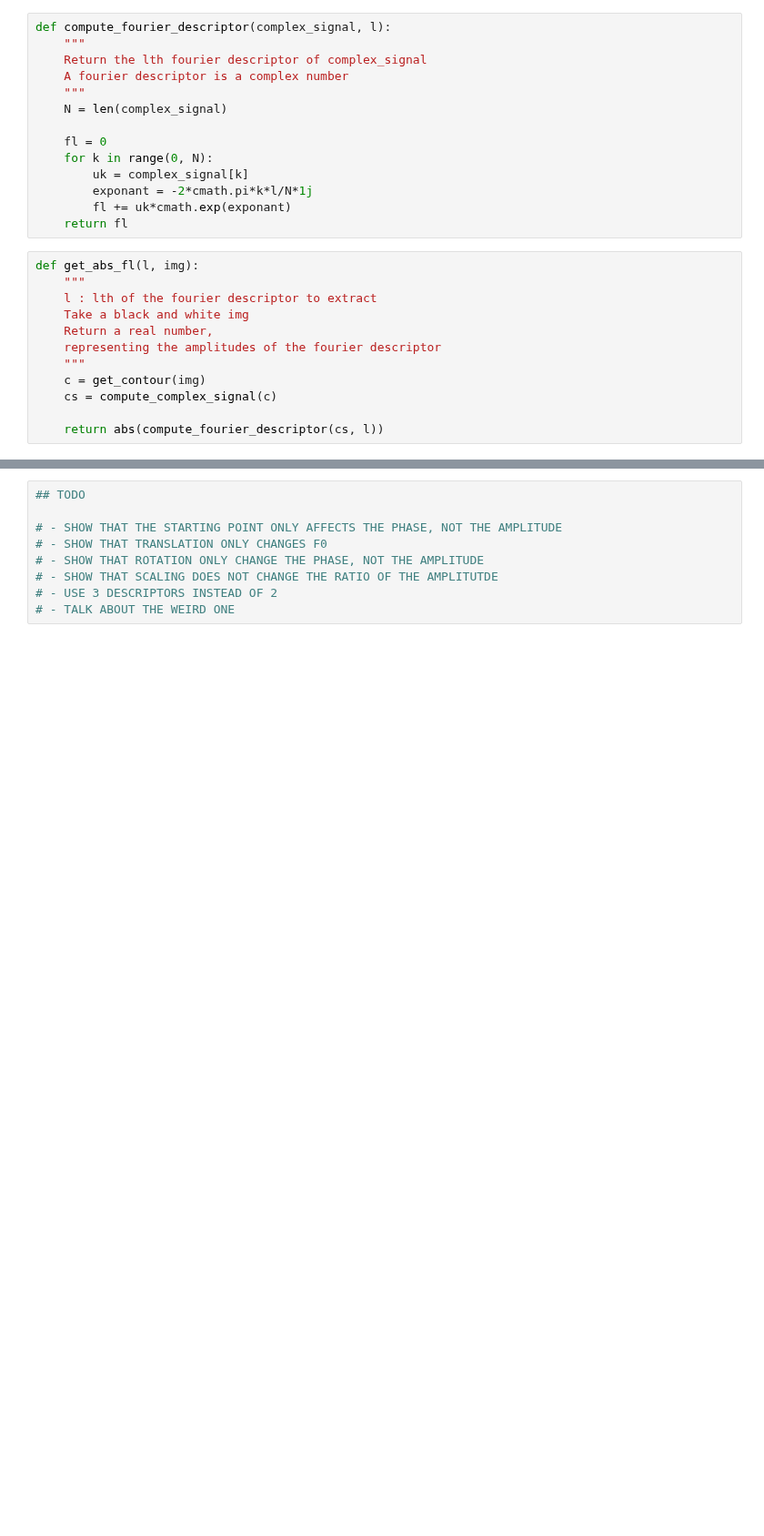
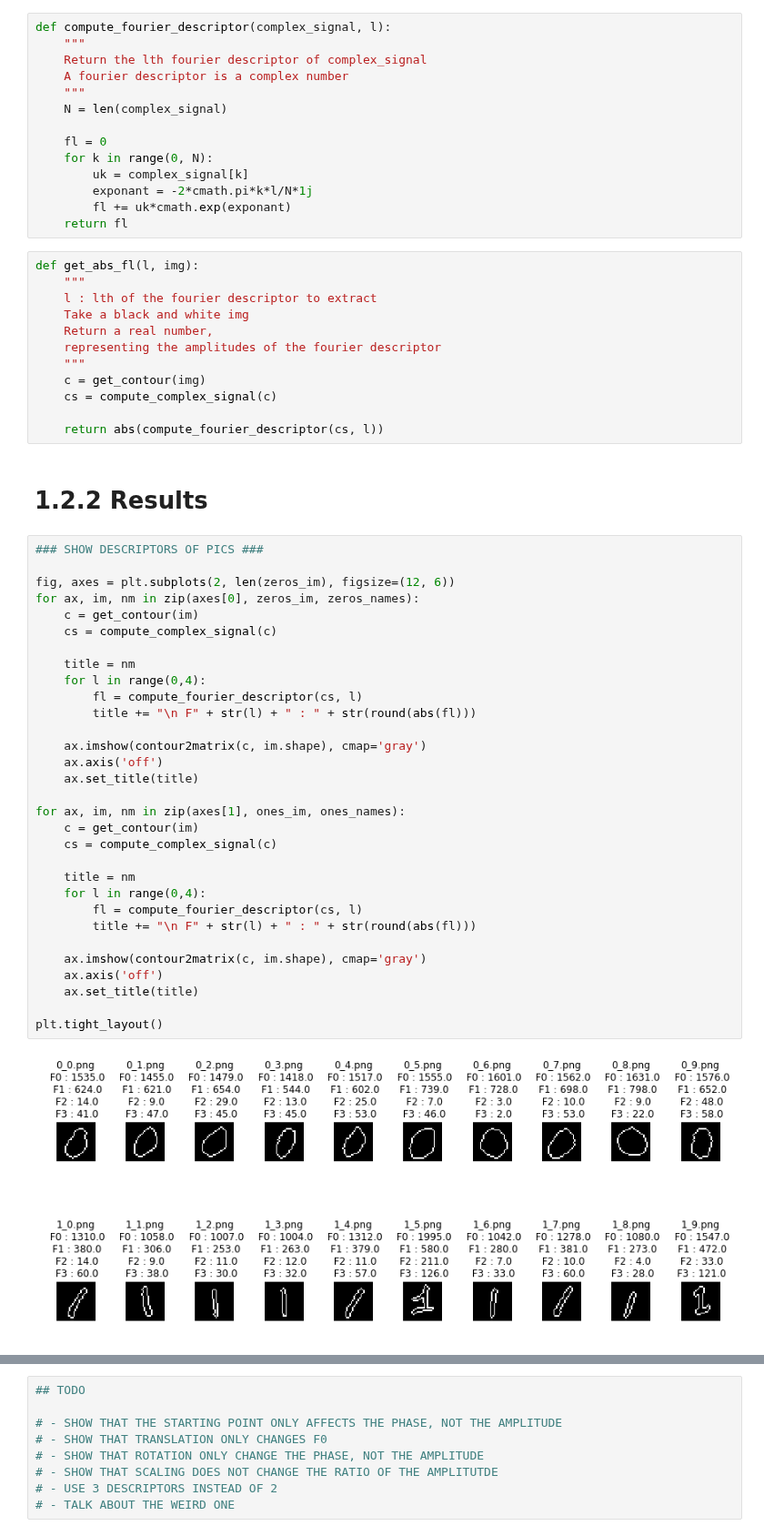
Before and after one commit to LeylaVakilian/PatternRecognition-, a Jupyter notebook: labs/lab_02_object_description.ipynb, the cells around one changed output, grey strips where cells are left out. Shown at 91% size. Saved outputs shown, nothing was run; the diff lists cells and outputs as text; blank space fills up the shorter version.

```diff
--- a/labs/lab_02_object_description.ipynb
+++ b/labs/lab_02_object_description.ipynb
@@ -173,3 +175,38 @@ def get_abs_fl(l, img):
     cs = compute_complex_signal(c)
 
     return abs(compute_fourier_descriptor(cs, l))
+# %% [markdown]
+# 1.2.2 Results
+# %%
+### SHOW DESCRIPTORS OF PICS ###
+
+fig, axes = plt.subplots(2, len(zeros_im), figsize=(12, 6))
+for ax, im, nm in zip(axes[0], zeros_im, zeros_names):
+    c = get_contour(im)
+    cs = compute_complex_signal(c)
+
+    title = nm
+    for l in range(0,4):
+        fl = compute_fourier_descriptor(cs, l)
+        title += "\n F" + str(l) + " : " + str(round(abs(fl)))
+
+    ax.imshow(contour2matrix(c, im.shape), cmap='gray')
+    ax.axis('off')
+    ax.set_title(title)
+
+for ax, im, nm in zip(axes[1], ones_im, ones_names):
+    c = get_contour(im)
+    cs = compute_complex_signal(c)
+
+    title = nm
+    for l in range(0,4):
+        fl = compute_fourier_descriptor(cs, l)
+        title += "\n F" + str(l) + " : " + str(round(abs(fl)))
+
+    ax.imshow(contour2matrix(c, im.shape), cmap='gray')
+    ax.axis('off')
+    ax.set_title(title)
+
+plt.tight_layout()
+# %% [output]
+[figure, added]
```
Also changed, not shown: parts of 9 cells of this notebook.
